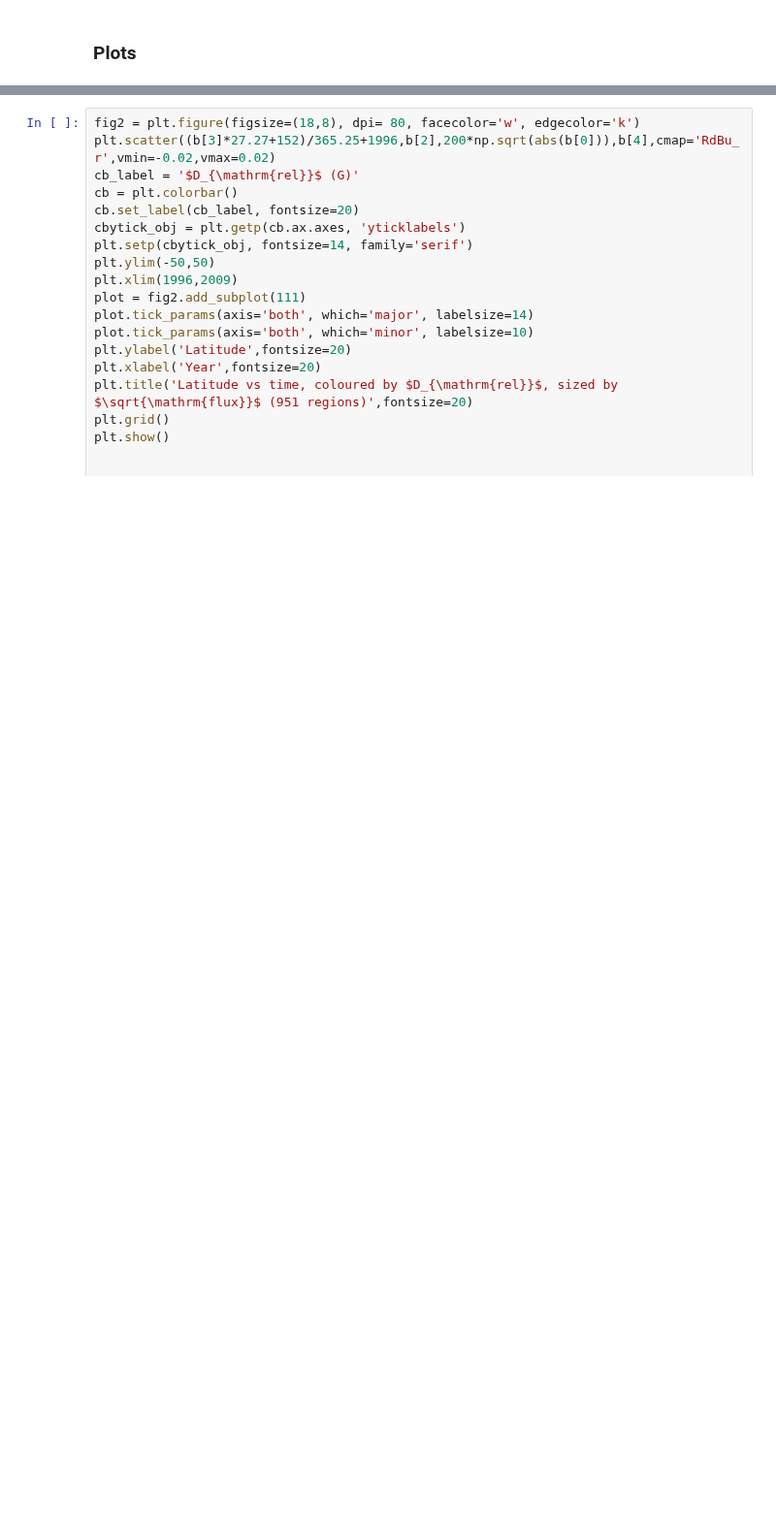
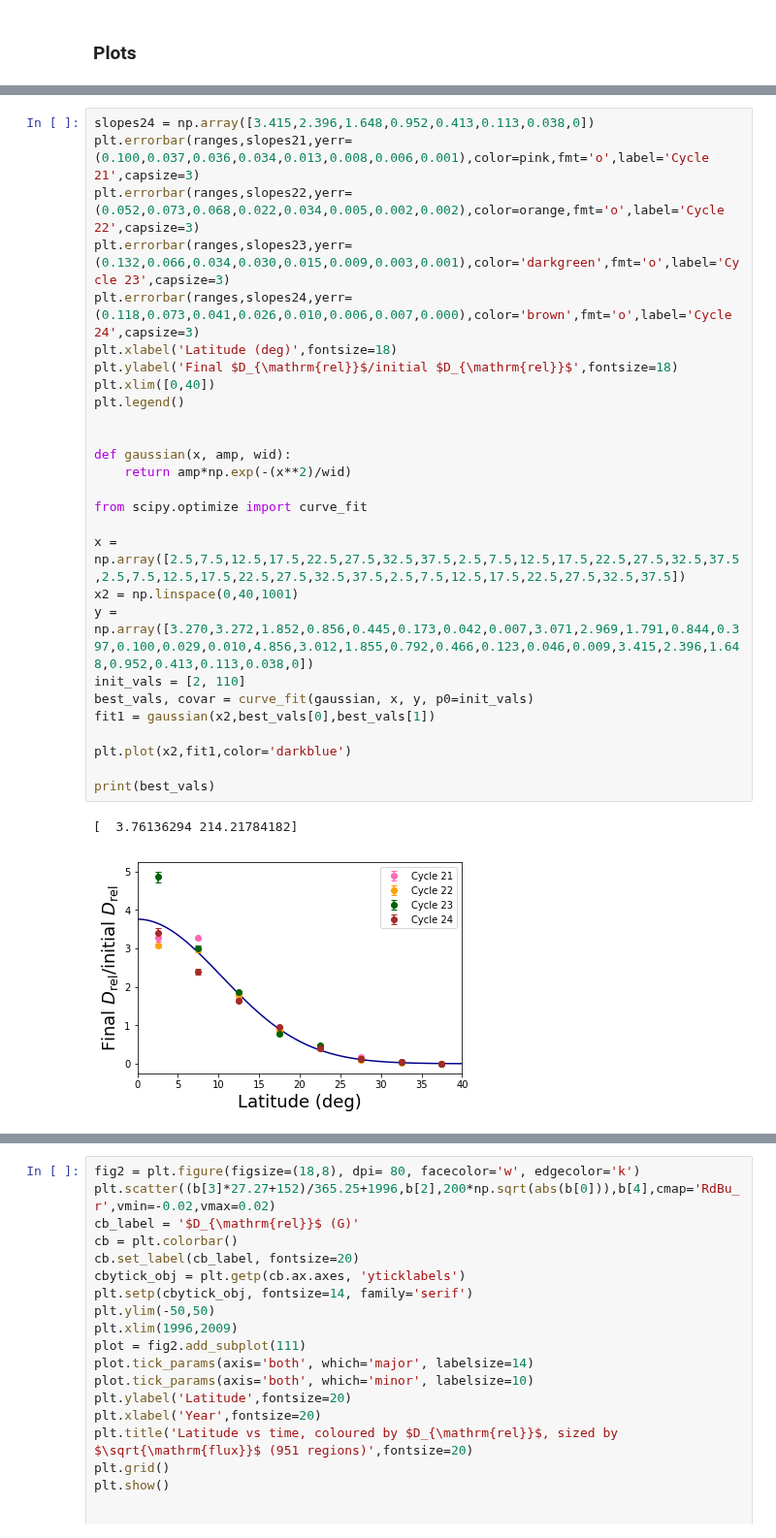
Before and after one commit to twhitbread/python-scatter, a Jupyter notebook: pythonscatter_c23_threecycles.ipynb, the cells around one changed output, grey strips where cells are left out. Shown at 97% size. Drawn from its saved outputs; the diff is of its cells as text; blank space fills up the shorter version.

```diff
--- a/pythonscatter_c23_threecycles.ipynb
+++ b/pythonscatter_c23_threecycles.ipynb
@@ -414,3 +414,33 @@ print(best_vals)
+# %%
+slopes24 = np.array([3.415,2.396,1.648,0.952,0.413,0.113,0.038,0])
+plt.errorbar(ranges,slopes21,yerr=(0.100,0.037,0.036,0.034,0.013,0.008,0.006,0.001),color=pink,fmt='o',label='Cycle 21',capsize=3)
+plt.errorbar(ranges,slopes22,yerr=(0.052,0.073,0.068,0.022,0.034,0.005,0.002,0.002),color=orange,fmt='o',label='Cycle 22',capsize=3)
+plt.errorbar(ranges,slopes23,yerr=(0.132,0.066,0.034,0.030,0.015,0.009,0.003,0.001),color='darkgreen',fmt='o',label='Cycle 23',capsize=3)
+plt.errorbar(ranges,slopes24,yerr=(0.118,0.073,0.041,0.026,0.010,0.006,0.007,0.000),color='brown',fmt='o',label='Cycle 24',capsize=3)
+plt.xlabel('Latitude (deg)',fontsize=18)
+plt.ylabel('Final $D_{\mathrm{rel}}$/initial $D_{\mathrm{rel}}$',fontsize=18)
+plt.xlim([0,40])
+plt.legend()
+
+
+def gaussian(x, amp, wid):
+    return amp*np.exp(-(x**2)/wid)
+
+from scipy.optimize import curve_fit
+
+x = np.array([2.5,7.5,12.5,17.5,22.5,27.5,32.5,37.5,2.5,7.5,12.5,17.5,22.5,27.5,32.5,37.5,2.5,7.5,12.5,17.5,22.5,27.5,32.5,37.5,2.5,7.5,12.5,17.5,22.5,27.5,32.5,37.5])
+x2 = np.linspace(0,40,1001)
+y = np.array([3.270,3.272,1.852,0.856,0.445,0.173,0.042,0.007,3.071,2.969,1.791,0.844,0.397,0.100,0.029,0.010,4.856,3.012,1.855,0.792,0.466,0.123,0.046,0.009,3.415,2.396,1.648,0.952,0.413,0.113,0.038,0])
+init_vals = [2, 110]
+best_vals, covar = curve_fit(gaussian, x, y, p0=init_vals)
+fit1 = gaussian(x2,best_vals[0],best_vals[1])
+
+plt.plot(x2,fit1,color='darkblue')
+
+print(best_vals)
+# %% [output]
+[  3.76136294 214.21784182]
+[figure, added]
 # %%
 timeyear = (np.arange(1,165)*27.27+152)/365.25+1996
 
```
Also changed, not shown: parts of 9 cells of this notebook, 19 other files.
